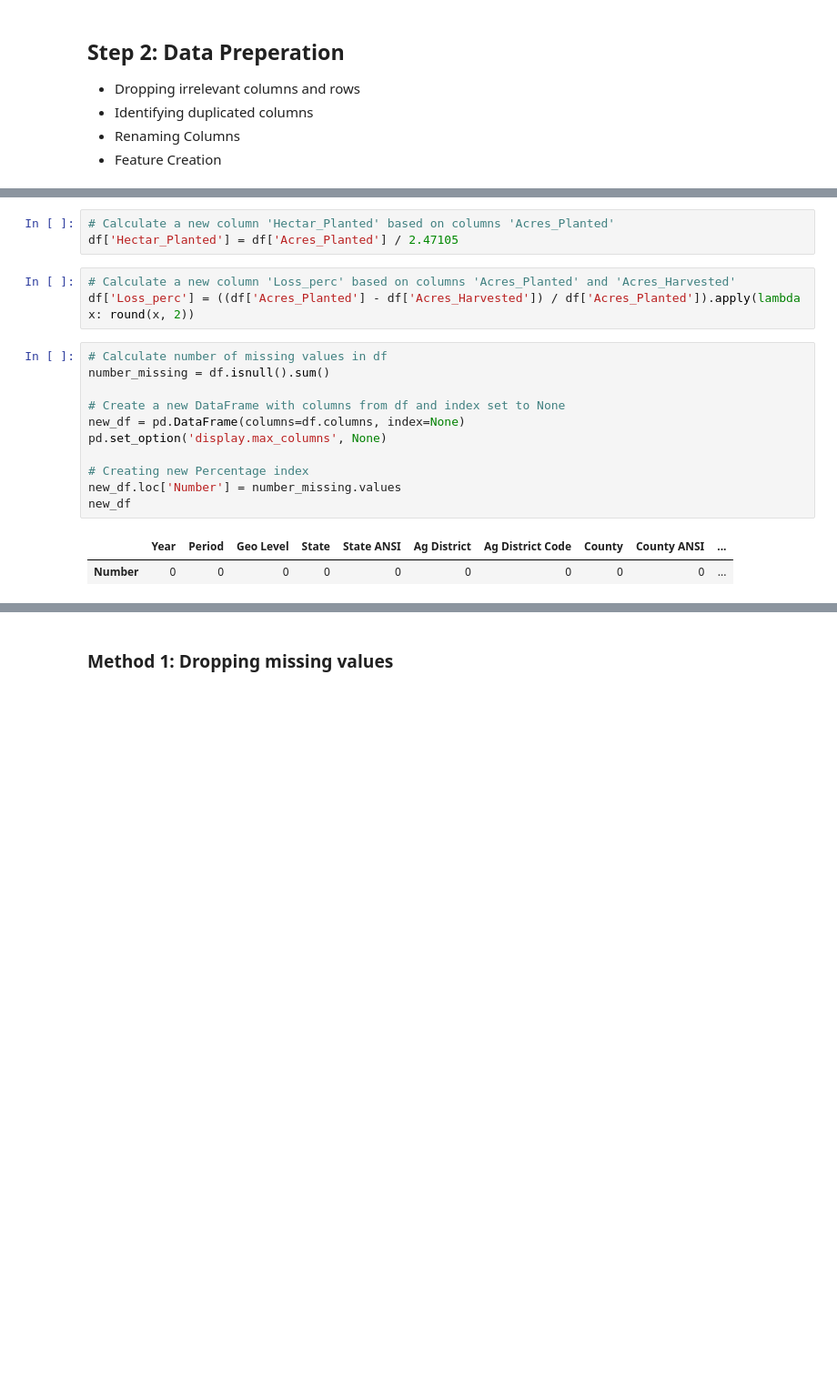
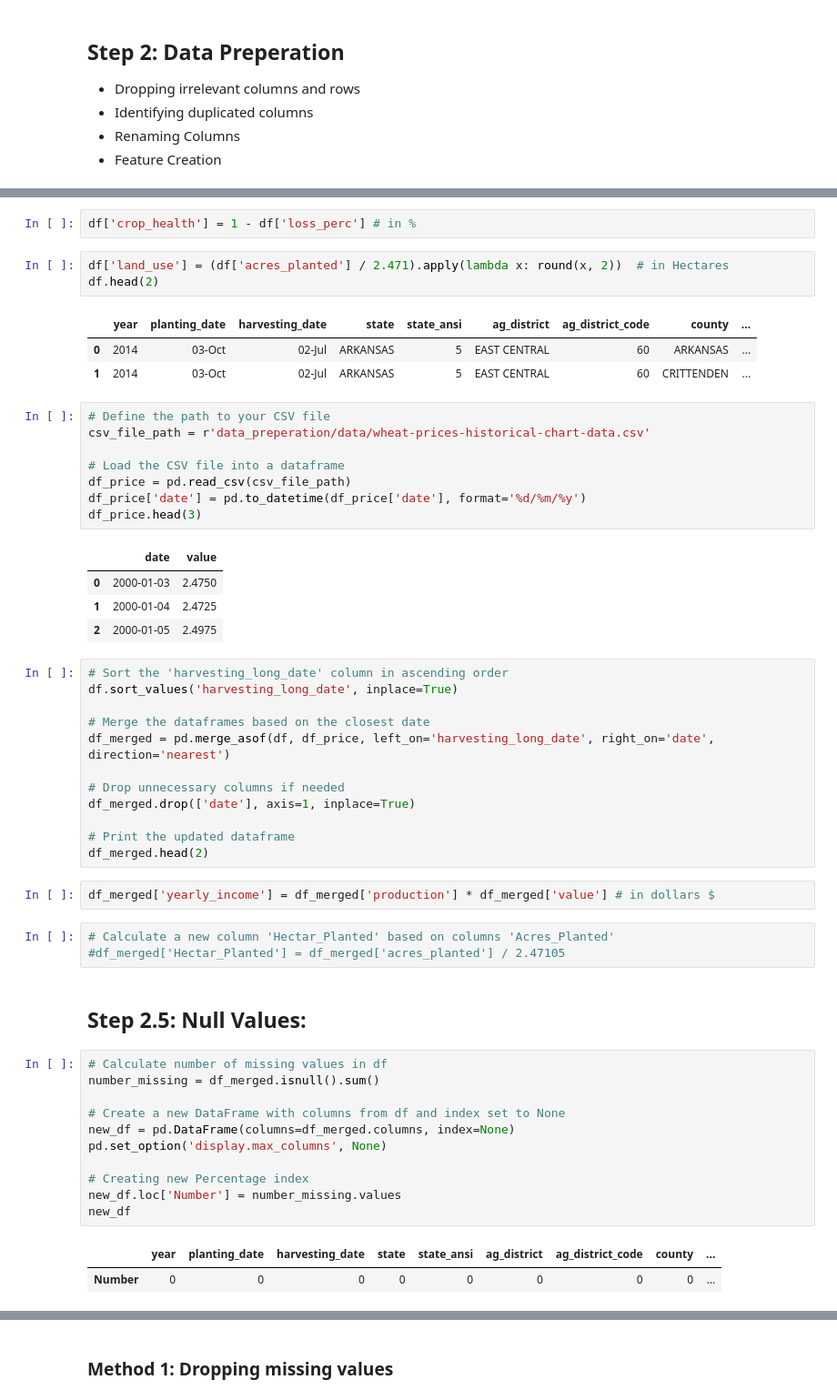
Before and after one commit to abdeleatifi/predict_farm_performance, a Jupyter notebook: Farm_Clustring_EDA.ipynb, the cells around one changed output, grey strips where cells are left out. Shown at 91% size. Drawn from its saved outputs; the diff is of its cells as text; blank space fills up the shorter version.

```diff
--- a/Exploratory Data Analysis.ipynb
+++ b/Farm_Clustring_EDA.ipynb
@@ -92,22 +181,57 @@ df['Planting_Dates'] =
+# %%
+df['crop_health'] = 1 - df['loss_perc'] # in %
+# %%
+df['land_use'] = (df['acres_planted'] / 2.471).apply(lambda x: round(x, 2))  # in Hectares
+df.head(2)
+# %% [output]
+|  | year | planting_date | harvesting_date | state | state_ansi | ag_district | ag_district_code | county | ... |
+| 0 | 2014 | 03-Oct | 02-Jul | ARKANSAS | 5 | EAST CENTRAL | 60 | ARKANSAS | ... |
+| 1 | 2014 | 03-Oct | 02-Jul | ARKANSAS | 5 | EAST CENTRAL | 60 | CRITTENDEN | ... |
+# %%
+# Define the path to your CSV file
+csv_file_path = r'data_preperation/data/wheat-prices-historical-chart-data.csv'
+
+# Load the CSV file into a dataframe
+df_price = pd.read_csv(csv_file_path)
+df_price['date'] = pd.to_datetime(df_price['date'], format='%d/%m/%y')
+df_price.head(3)
+# %% [output]
+|  | date | value |
+| 0 | 2000-01-03 | 2.4750 |
+| 1 | 2000-01-04 | 2.4725 |
+| 2 | 2000-01-05 | 2.4975 |
+# %%
+# Sort the 'harvesting_long_date' column in ascending order
+df.sort_values('harvesting_long_date', inplace=True)
+
+# Merge the dataframes based on the closest date
+df_merged = pd.merge_asof(df, df_price, left_on='harvesting_long_date', right_on='date', direction='nearest')
+
+# Drop unnecessary columns if needed
+df_merged.drop(['date'], axis=1, inplace=True)
+
+# Print the updated dataframe
+df_merged.head(2)
+# %%
+df_merged['yearly_income'] = df_merged['production'] * df_merged['value'] # in dollars $
 # %%
 # Calculate a new column 'Hectar_Planted' based on columns 'Acres_Planted'
-df['Hectar_Planted'] = df['Acres_Planted'] / 2.47105
+#df_merged['Hectar_Planted'] = df_merged['acres_planted'] / 2.47105
-# %%
-# Calculate a new column 'Loss_perc' based on columns 'Acres_Planted' and 'Acres_Harvested'
-df['Loss_perc'] = ((df['Acres_Planted'] - df['Acres_Harvested']) / df['Acres_Planted']).apply(lambda x: round(x, 2))
+# %% [markdown]
+## Step 2.5: Null Values:
 # %%
 # Calculate number of missing values in df
-number_missing = df.isnull().sum()
+number_missing = df_merged.isnull().sum()
 
 # Create a new DataFrame with columns from df and index set to None
-new_df = pd.DataFrame(columns=df.columns, index=None)
+new_df = pd.DataFrame(columns=df_merged.columns, index=None)
 pd.set_option('display.max_columns', None)
 
 # Creating new Percentage index
 new_df.loc['Number'] = number_missing.values
 new_df
 # %% [output]
-|  | Year | Period | Geo Level | State | State ANSI | Ag District | Ag District Code | County | County ANSI | ... |
-| Number | 0 | 0 | 0 | 0 | 0 | 0 | 0 | 0 | 0 | ... |
+|  | year | planting_date | harvesting_date | state | state_ansi | ag_district | ag_district_code | county | ... |
+| Number | 0 | 0 | 0 | 0 | 0 | 0 | 0 | 0 | ... |
 # %%
 # Calculate the percentage of missing values in df_read
```
Also changed, not shown: parts of 29 cells of this notebook, 19 other files.
